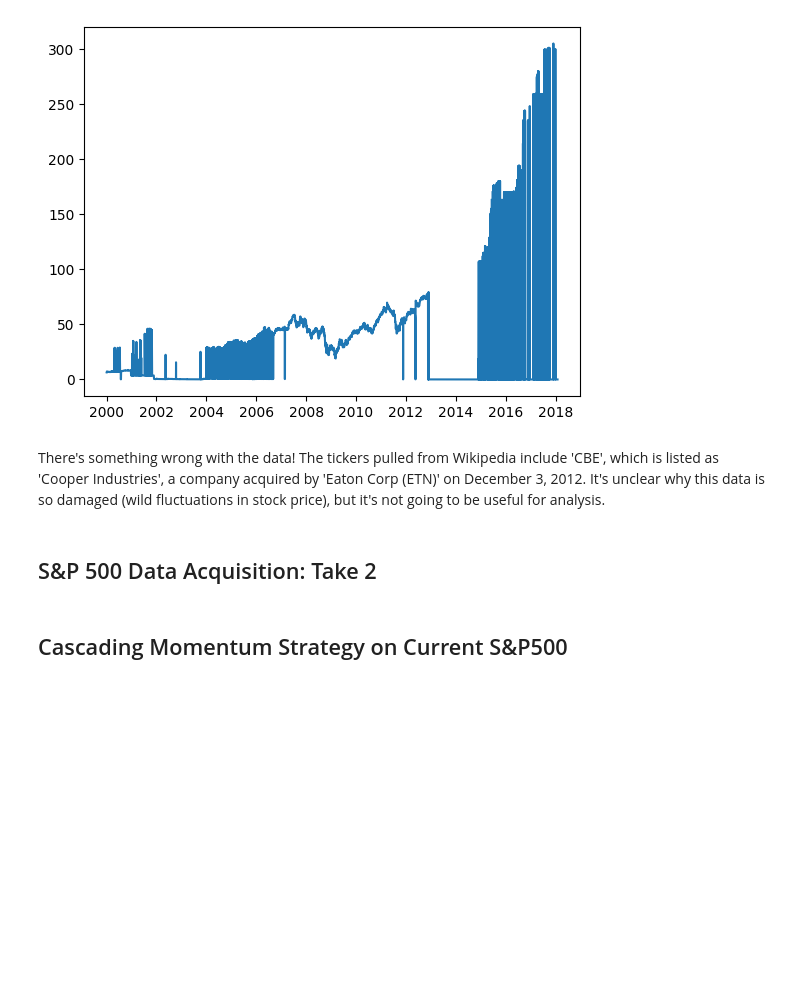
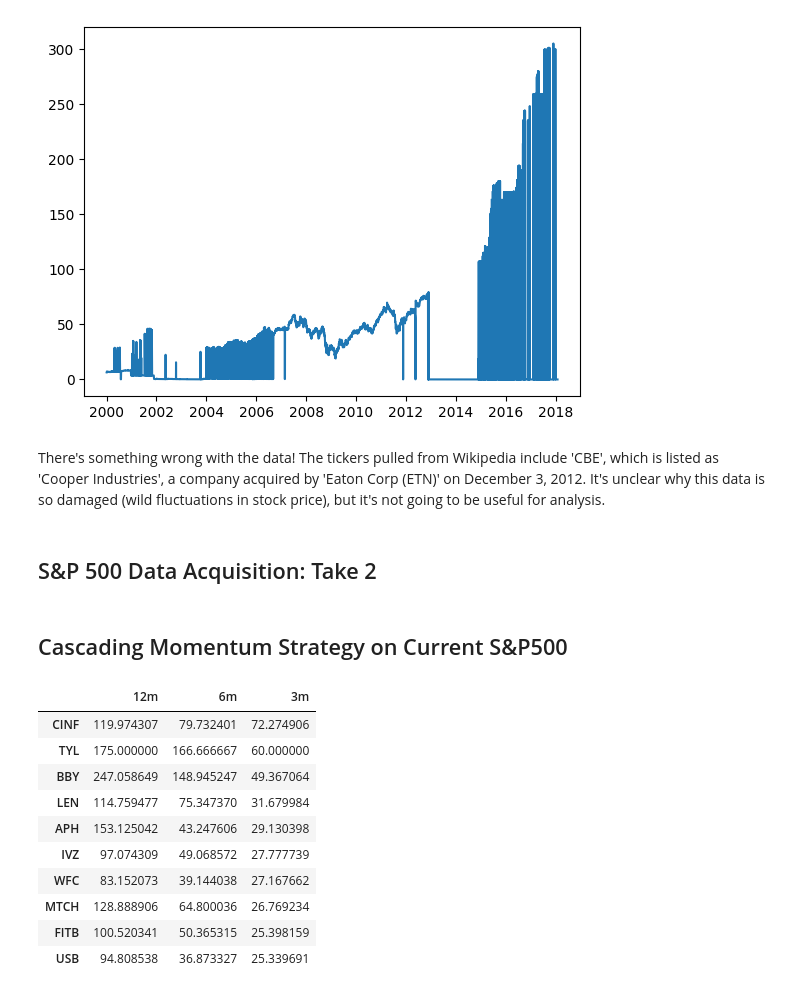
Before and after one commit to zdravoj/stock-bot, a Jupyter notebook: trading_sandbox.ipynb, the cells around one changed output. Cells and saved outputs as stored; diff of their text form; code cells hidden in the pictures; blank space fills up the shorter version.

```diff
--- a/trading_sandbox.ipynb
+++ b/trading_sandbox.ipynb
@@ -1010,0 +1031,46 @@ sp500_adj = sp500_current_daily_25yr['Adj Close']
+# %%
+# S&P500 monthly returns
+sp500_monthly_pct_ret = calc_monthly_returns(sp500_adj)
+# %%
+# rolling returns for 12m, 6m, 3m in S&P500
+sp500_12m, sp500_6m, sp500_3m = (
+    get_rolling_ret(sp500_monthly_pct_ret, 12),
+    get_rolling_ret(sp500_monthly_pct_ret, 6),
+    get_rolling_ret(sp500_monthly_pct_ret, 3)
+)
+# %%
+# get top 10 tickers by cascading momentum strategy
+def get_top10_momentum_stocks(previous_month_end, pct_df_12m, pct_df_6m, pct_df_3m):
+    top_50 = pct_df_12m.loc[previous_month_end].nlargest(50).index
+    top_30 = pct_df_6m.loc[previous_month_end, top_50].nlargest(30).index
+    return pct_df_3m.loc[previous_month_end, top_30].nlargest(10).index
+# %%
+# dataframe of cascading percent returns
+def cascading_momentum_monthly_df(analysis_month_end, twelve_m, six_m, three_m):
+    top10 = get_top10_momentum_stocks(analysis_month_end, sp500_12m, sp500_6m, sp500_3m)
+    top10_12m = twelve_m.loc[analysis_month_end, top10]
+    top10_6m = six_m.loc[analysis_month_end, top10]
+    top10_3m = three_m.loc[analysis_month_end, top10]
+    return_df = pd.DataFrame(
+        data= zip(top10_12m, top10_6m, top10_3m),
+        columns= ['12m', '6m', '3m'],
+        index= top10
+    )
+
+    return return_df.apply(lambda x: (x-1)*100)
+# %%
+# test cascading_momentum_monthly_df
+dec1997_analysis = cascading_momentum_monthly_df('1997-12-31', sp500_12m, sp500_6m, sp500_3m)
+dec1997_analysis
+# %% [output]
+|  | 12m | 6m | 3m |
+| CINF | 119.974307 | 79.732401 | 72.274906 |
+| TYL | 175.000000 | 166.666667 | 60.000000 |
+| BBY | 247.058649 | 148.945247 | 49.367064 |
+| LEN | 114.759477 | 75.347370 | 31.679984 |
+| APH | 153.125042 | 43.247606 | 29.130398 |
+| IVZ | 97.074309 | 49.068572 | 27.777739 |
+| WFC | 83.152073 | 39.144038 | 27.167662 |
+| MTCH | 128.888906 | 64.800036 | 26.769234 |
+| FITB | 100.520341 | 50.365315 | 25.398159 |
+| USB | 94.808538 | 36.873327 | 25.339691 |
```
Also changed, not shown: parts of 22 cells of this notebook.
